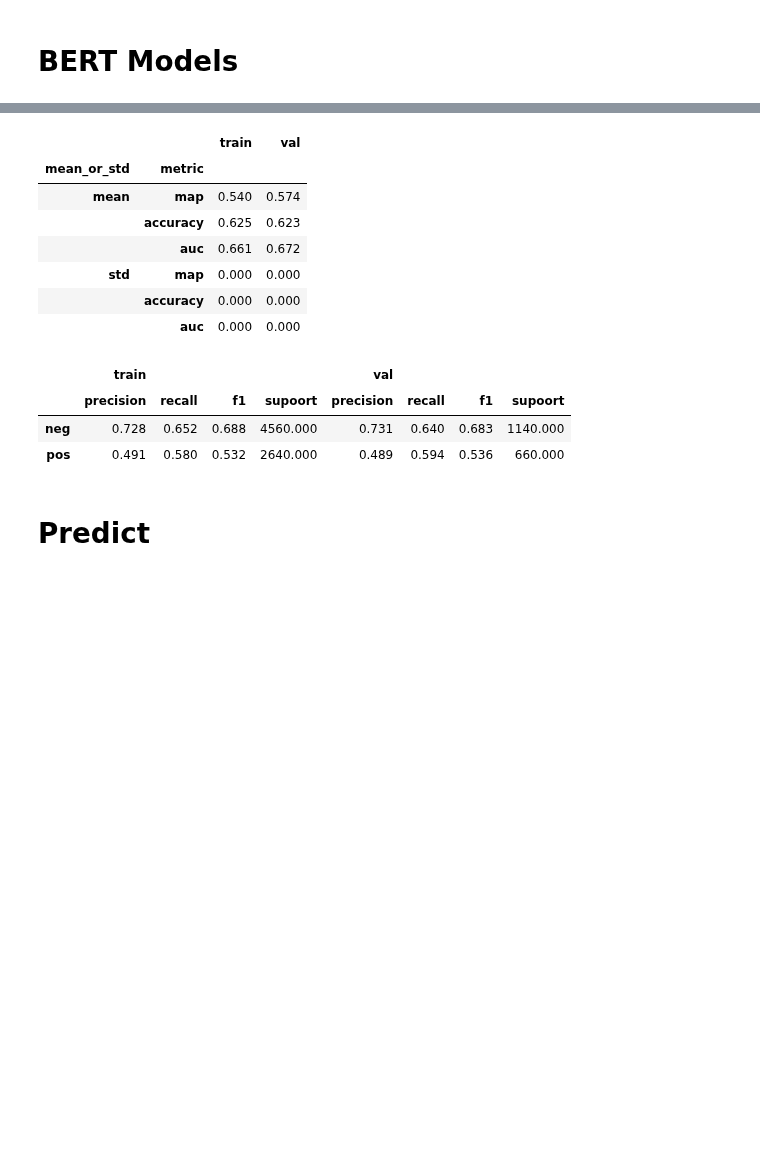
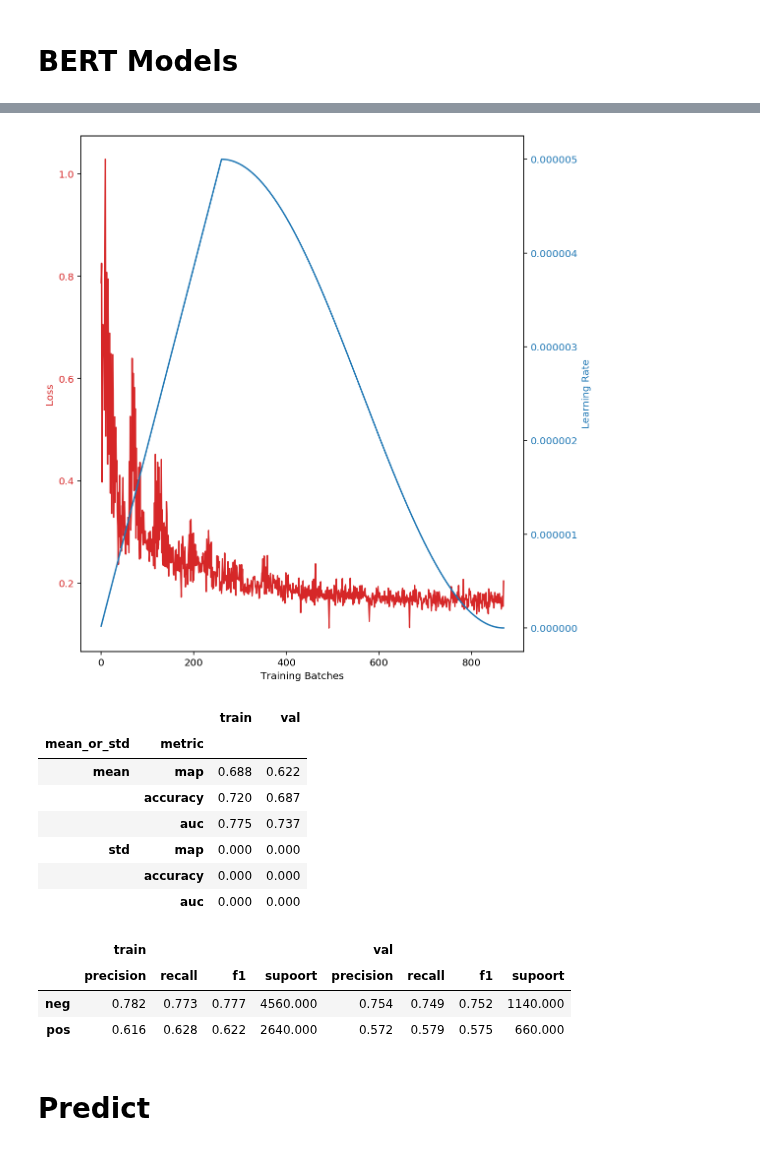
Before and after one commit to faizanahemad/facebook-hateful-memes, a Jupyter notebook: notebooks/Fasttext1DCNN.ipynb, the cells around one changed output, grey strips where cells are left out. Cells and saved outputs as stored; diff of their text form; code cells hidden in the pictures; blank space fills up the shorter version.

```diff
--- a/notebooks/Fasttext1DCNN.ipynb
+++ b/notebooks/Fasttext1DCNN.ipynb
@@ -65,17 +69,10 @@ choice_probas = {"keyboard": 0.1, "char_substitute": 0.0, "char_insert": 0.1, "c
                  "text_rotate": 0.5, "sentence_shuffle": 0.5, "one_third_cut": 0.3, "half_cut":0.1}
 preprocess_text = TextAugment([0.05, 0.05, 0.05, 0.35, 0.3, 0.2], choice_probas, fasttext_file="wiki-news-300d-1M-subword.bin")
 
-im_transform = transforms.RandomChoice([transforms.Grayscale(num_output_channels=3),
-                                        transforms.RandomHorizontalFlip(p=1.0),
-                                        lambda x: x,
-                                        transforms.Compose([transforms.Resize(256), transforms.CenterCrop(224)]),
-                                        transforms.Compose([transforms.Resize(480), transforms.CenterCrop(400)]),
-                                        transforms.Compose([transforms.Resize(640), transforms.CenterCrop(520)]),
-                                        DefinedRotation(15), QuadrantCut()])
 
-data = get_datasets(data_dir="../data/", train_text_transform=preprocess_text, train_image_transform=im_transform,
+data = get_datasets(data_dir="../data/", train_text_transform=preprocess_text, train_image_transform=None,
                     test_text_transform=None, test_image_transform=None,
-                    cache_images = True, use_images = True, dev=False,
+                    cache_images = True, use_images = False, dev=False,
                     keep_original_text=False, keep_original_image=False,
                     keep_processed_image=True, keep_torchvision_image=False,)
 
@@ -97,7 +94,7 @@ rangerQHparams = dict(lr=1e-3, betas=(0.9, 0.999), nus=(.7, 1.0),
     eps=1e-8,)
 
 adam = torch.optim.Adam
-adam_params = params=dict(lr=1e-3, weight_decay=1e-6)
+adam_params = params=dict(lr=1e-3, weight_decay=1e-7)
 
 adamw = torch.optim.AdamW
 adamw_params = dict(lr=0.001, betas=(0.9, 0.999), eps=1e-08, weight_decay=1e-2)
@@ -231,25 +324,28 @@ Epoch =  5 Loss = 0.708022 LR = 0.00000000
 # %%
-epochs = 5
-batch_size=256
-
+epochs = 15
+batch_size=128
+lr_strategy = {"model": {"lr": optimizer_params["lr"]/200}}
 model_fn = model_builder(AlbertClassifer,
                          dict(classifier_dims=256, num_classes=2, embedding_dims=768,
-                              gaussian_noise=0.6, dropout=0.0, internal_dims=512,
+                              gaussian_noise=0.05, dropout=0.1, internal_dims=512,
                               final_layer_builder=fb_1d_loss_builder, n_layers=2,
-                              featurizer="transformer", model='albert-base-v2'),
+                              n_tokens_in=96,
+                              featurizer="transformer", model='albert-base-v2', finetune=True),
+                         per_param_opts_fn=lr_strategy,
                          optimiser_class=optimizer, optimiser_params=optimizer_params)
 
 
 
-n_tests = 1
 multi_eval=False
 kfold=False
 results, prfs = train_validate_ntimes(model_fn, data, batch_size, epochs,
                                       augmentation_weights=augmentation_weights,
                                       kfold=kfold, multi_eval=multi_eval,
                                       scheduler_init_fn=scheduler_init_fn,
-                                      validation_epochs=[1, 4, 7, 9, 11, 14, 17, 19])
-r1, p1 = results, prfs
+                                      validation_epochs=[1, 4, 7, 9, 11, 14, 17, 19, 23, 27,],
+                                      show_model_stats=False, sampling_policy="without_replacement")
+r2, p2 = results, prfs
 results
 prfs
+# 0.785	0.746
 # %% [output]
@@ -273,15 +369,16 @@ Epoch =  5 Loss = 0.660487 LR = 0.00000000
+[figure, added]
 |  |  | train | val |
 | mean_or_std | metric |  |  |
-| mean | map | 0.540 | 0.574 |
-|  | accuracy | 0.625 | 0.623 |
-|  | auc | 0.661 | 0.672 |
+| mean | map | 0.688 | 0.622 |
+|  | accuracy | 0.720 | 0.687 |
+|  | auc | 0.775 | 0.737 |
 | std | map | 0.000 | 0.000 |
 |  | accuracy | 0.000 | 0.000 |
 |  | auc | 0.000 | 0.000 |
 |  | train |  |  |  | val |  |  |  |
 |  | precision | recall | f1 | supoort | precision | recall | f1 | supoort |
-| neg | 0.728 | 0.652 | 0.688 | 4560.000 | 0.731 | 0.640 | 0.683 | 1140.000 |
-| pos | 0.491 | 0.580 | 0.532 | 2640.000 | 0.489 | 0.594 | 0.536 | 660.000 |
+| neg | 0.782 | 0.773 | 0.777 | 4560.000 | 0.754 | 0.749 | 0.752 | 1140.000 |
+| pos | 0.616 | 0.628 | 0.622 | 2640.000 | 0.572 | 0.579 | 0.575 | 660.000 |
 # %% [markdown]
 # Predict
 # %%
```
Also changed, not shown: parts of 7 cells of this notebook.
